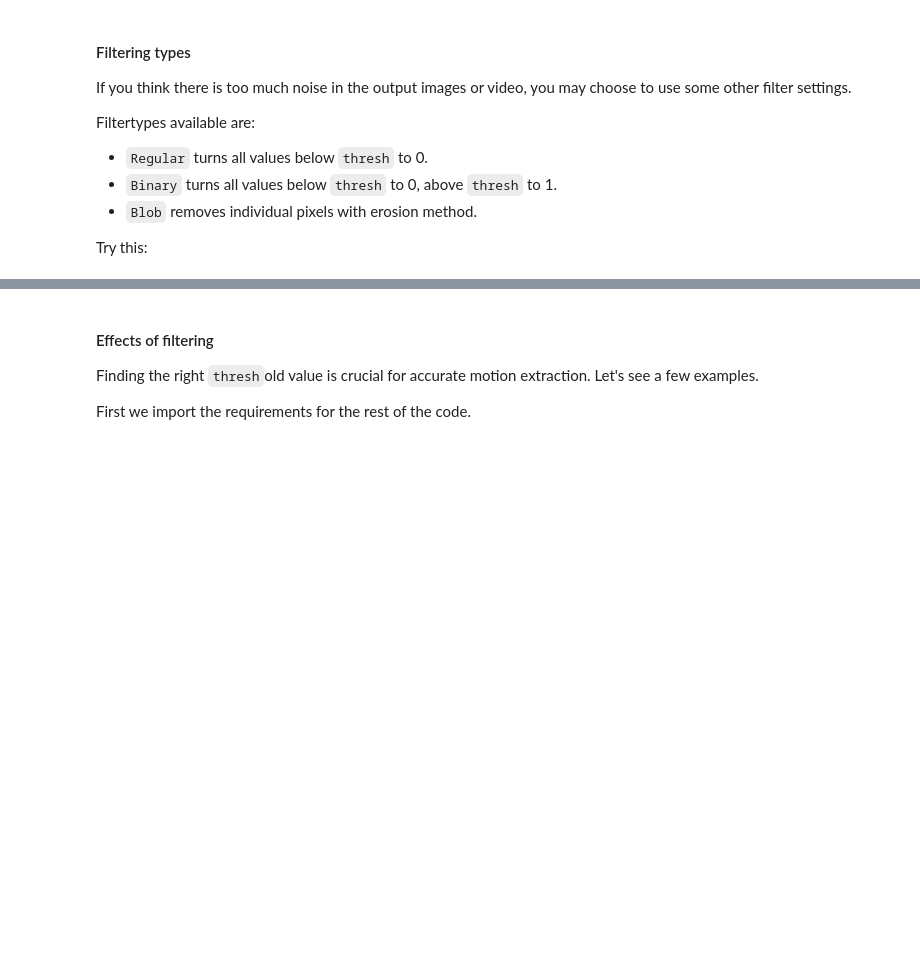
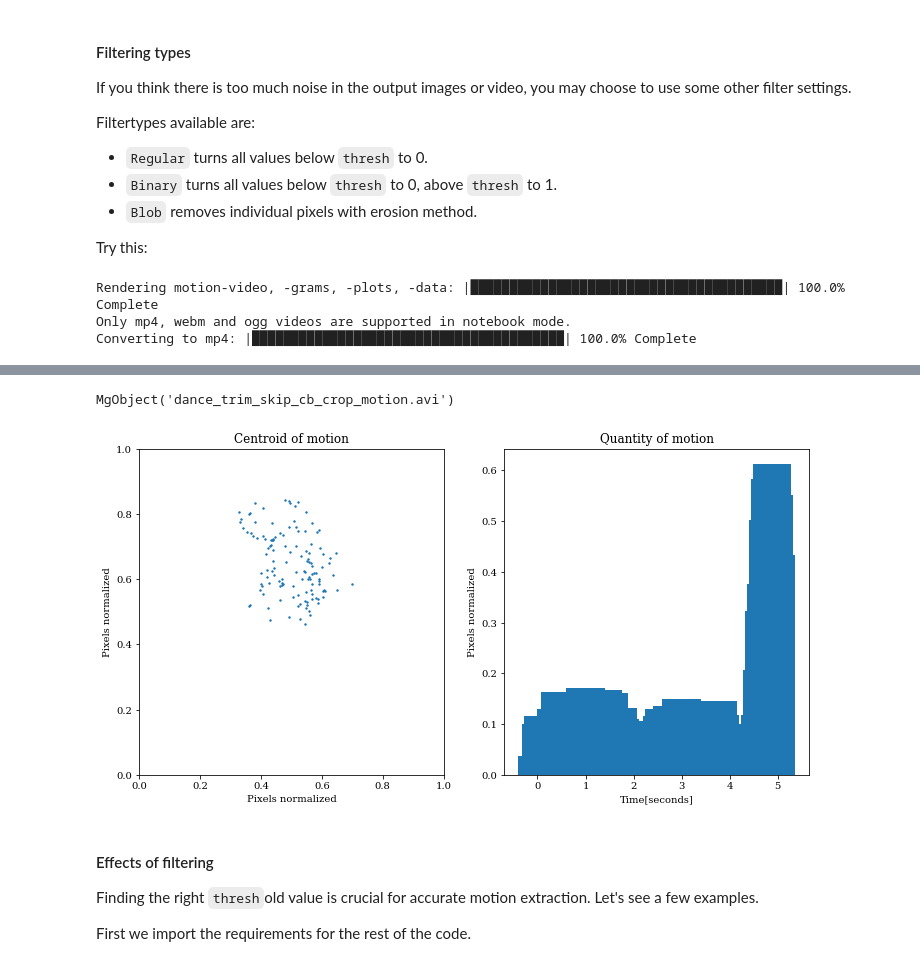
Before and after one commit to fourMs/MGT-python, a Jupyter notebook: musicalgestures/MusicalGesturesToolbox.ipynb, the cells around one changed output, grey strips where cells are left out. Saved outputs shown, nothing was run; the diff lists cells and outputs as text; code cells hidden in the pictures; blank space fills up the shorter version.

```diff
--- a/musicalgestures/MusicalGesturesToolbox.ipynb
+++ b/musicalgestures/MusicalGesturesToolbox.ipynb
@@ -252,5 +387,8 @@ Filtertypes available are:
 
 Try this:
 # %%
-mg.motion(filtertype='Blob')
-mg.show(key='motion')
+mg.motion(filtertype='Blob').show(mode='notebook')
+# %% [output]
+Rendering motion-video, -grams, -plots, -data: |████████████████████████████████████████| 100.0% Complete
+Only mp4, webm and ogg videos are supported in notebook mode.
+Converting to mp4: |████████████████████████████████████████| 100.0% Complete
@@ -257,3 +396,5 @@ mg.show(key='motion')
+MgObject('dance_trim_skip_cb_crop_motion.avi')
+[figure, added]
 # %% [markdown]
 #### Effects of filtering
 
```
Also changed, not shown: parts of 77 cells of this notebook.
